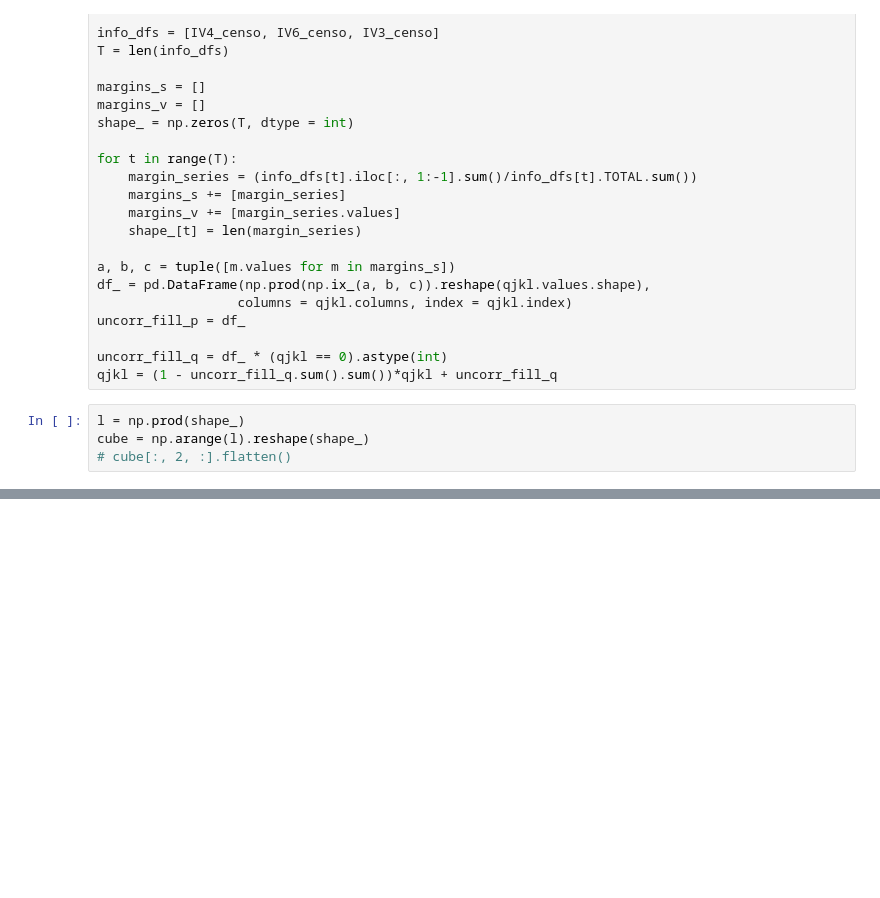
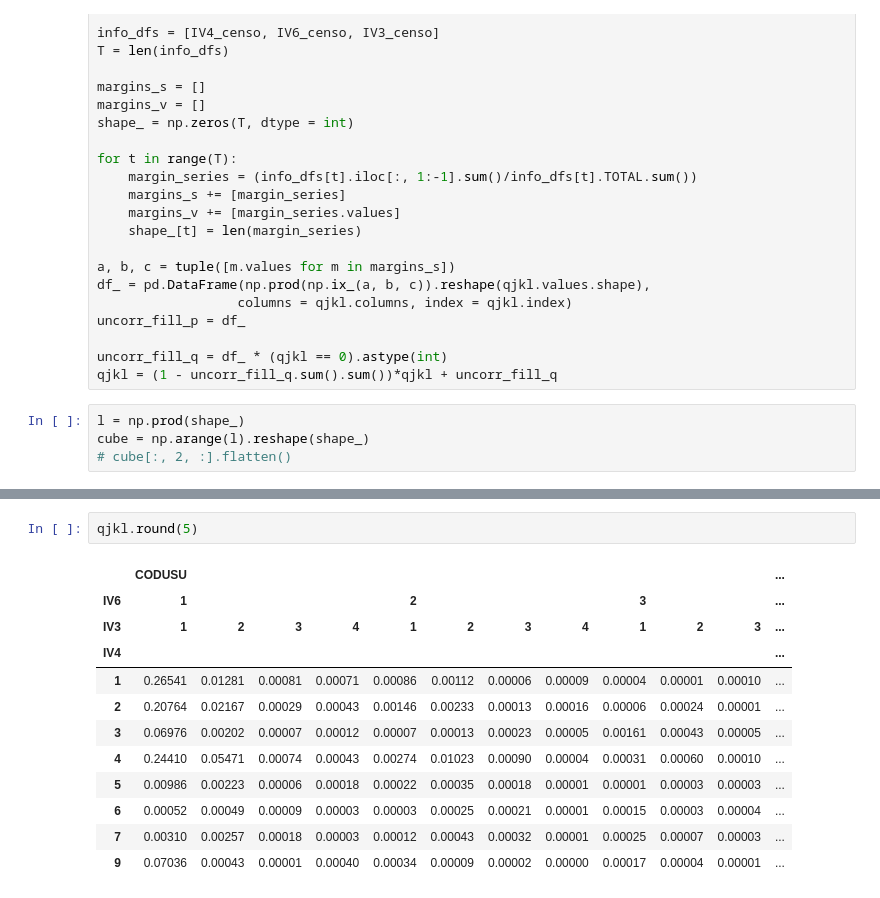
Before and after one commit to matuteiglesias/microdatos-EPH-INDEC, a Jupyter notebook: MaxEnt/Harmonize Census to EPH Survey.ipynb, the cells around one changed output, grey strips where cells are left out. Drawn from its saved outputs; the diff is of its cells as text; blank space fills up the shorter version.

```diff
--- a/MaxEnt/Harmonize Census to EPH Survey.ipynb
+++ b/MaxEnt/Harmonize Census to EPH Survey.ipynb
@@ -445,0 +208,15 @@ result_p/= result_p.sum().sum()
+# %%
+qjkl.round(5)
+# %% [output]
+|  | CODUSU |  |  |  |  |  |  |  |  |  |  | ... |
+| IV6 | 1 |  |  |  | 2 |  |  |  | 3 |  |  | ... |
+| IV3 | 1 | 2 | 3 | 4 | 1 | 2 | 3 | 4 | 1 | 2 | 3 | ... |
+| IV4 |  |  |  |  |  |  |  |  |  |  |  | ... |
+| 1 | 0.26541 | 0.01281 | 0.00081 | 0.00071 | 0.00086 | 0.00112 | 0.00006 | 0.00009 | 0.00004 | 0.00001 | 0.00010 | ... |
+| 2 | 0.20764 | 0.02167 | 0.00029 | 0.00043 | 0.00146 | 0.00233 | 0.00013 | 0.00016 | 0.00006 | 0.00024 | 0.00001 | ... |
+| 3 | 0.06976 | 0.00202 | 0.00007 | 0.00012 | 0.00007 | 0.00013 | 0.00023 | 0.00005 | 0.00161 | 0.00043 | 0.00005 | ... |
+| 4 | 0.24410 | 0.05471 | 0.00074 | 0.00043 | 0.00274 | 0.01023 | 0.00090 | 0.00004 | 0.00031 | 0.00060 | 0.00010 | ... |
+| 5 | 0.00986 | 0.00223 | 0.00006 | 0.00018 | 0.00022 | 0.00035 | 0.00018 | 0.00001 | 0.00001 | 0.00003 | 0.00003 | ... |
+| 6 | 0.00052 | 0.00049 | 0.00009 | 0.00003 | 0.00003 | 0.00025 | 0.00021 | 0.00001 | 0.00015 | 0.00003 | 0.00004 | ... |
+| 7 | 0.00310 | 0.00257 | 0.00018 | 0.00003 | 0.00012 | 0.00043 | 0.00032 | 0.00001 | 0.00025 | 0.00007 | 0.00003 | ... |
+| 9 | 0.07036 | 0.00043 | 0.00001 | 0.00040 | 0.00034 | 0.00009 | 0.00002 | 0.00000 | 0.00017 | 0.00004 | 0.00001 | ... |
```
Also changed, not shown: parts of 85 cells of this notebook, 16 other files.
